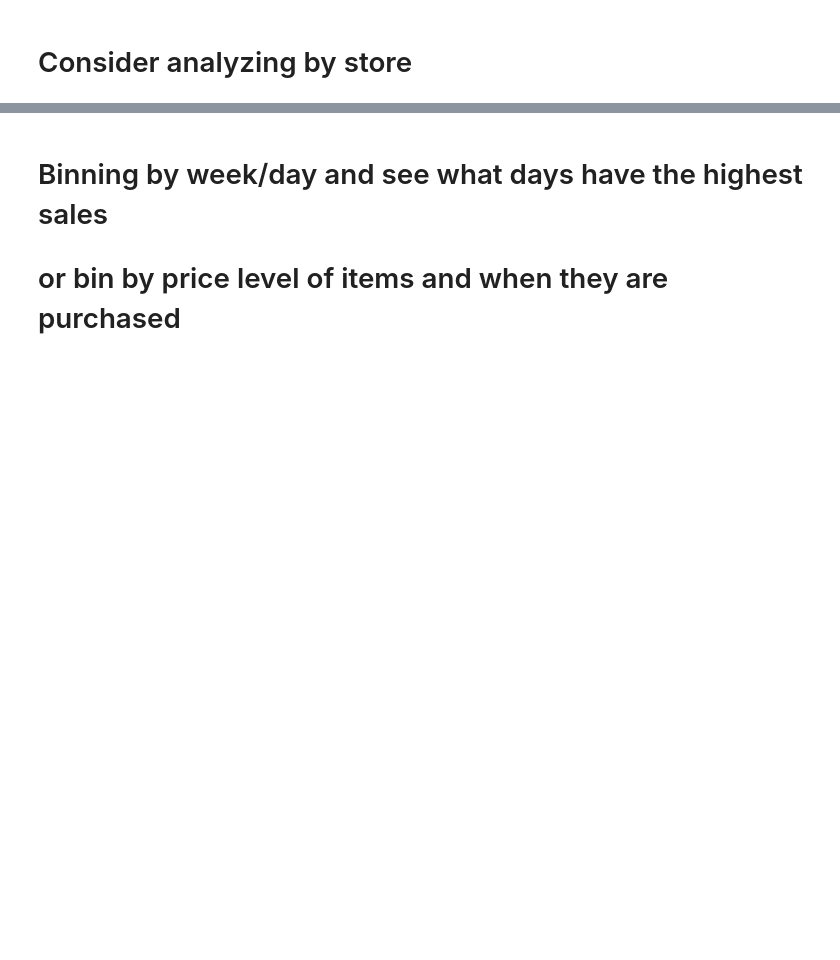
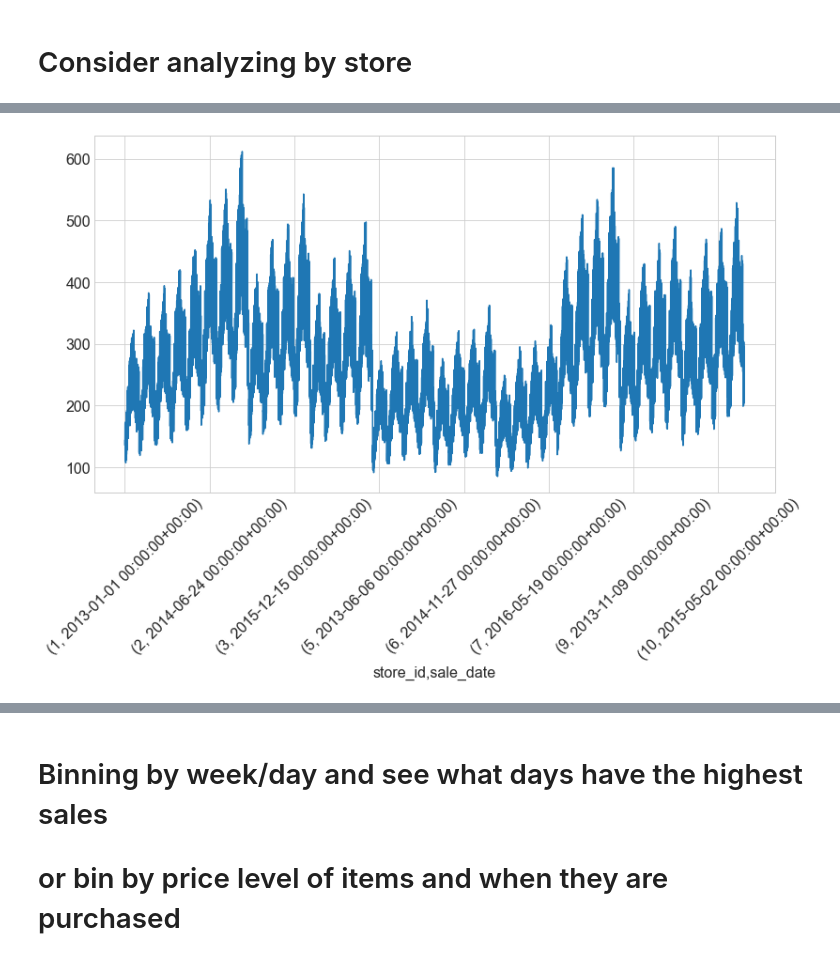
Before and after one commit to brianclements03/time_series_exercises, a Jupyter notebook: TSA_explore_exercises.ipynb, the cells around one changed output, grey strips where cells are left out. Cells and saved outputs as stored; diff of their text form; code cells hidden in the pictures; blank space fills up the shorter version.

```diff
--- a/TSA_explore_exercises.ipynb
+++ b/TSA_explore_exercises.ipynb
@@ -290,0 +351,10 @@ pd.plotting.autocorrelation_plot(train_daily.sales_total.resample('W').mean())
+# %%
+# train_daily = train.resample('D').sales_total.mean().reset_index() # as defined above
+# train.groupby(['store_id']).sales_total.mean().plot()#.unstack(1).plot()
+# train_daily.groupby([train_daily.index.year, train_daily.index.month]).mean().unstack(0).plot()
+
+
+train.groupby(['store_id']).resample('D').sales_total.mean().plot()
+plt.xticks(rotation=45);
+# %% [output]
+[figure, added]
```
Also changed, not shown: parts of 21 cells of this notebook.
